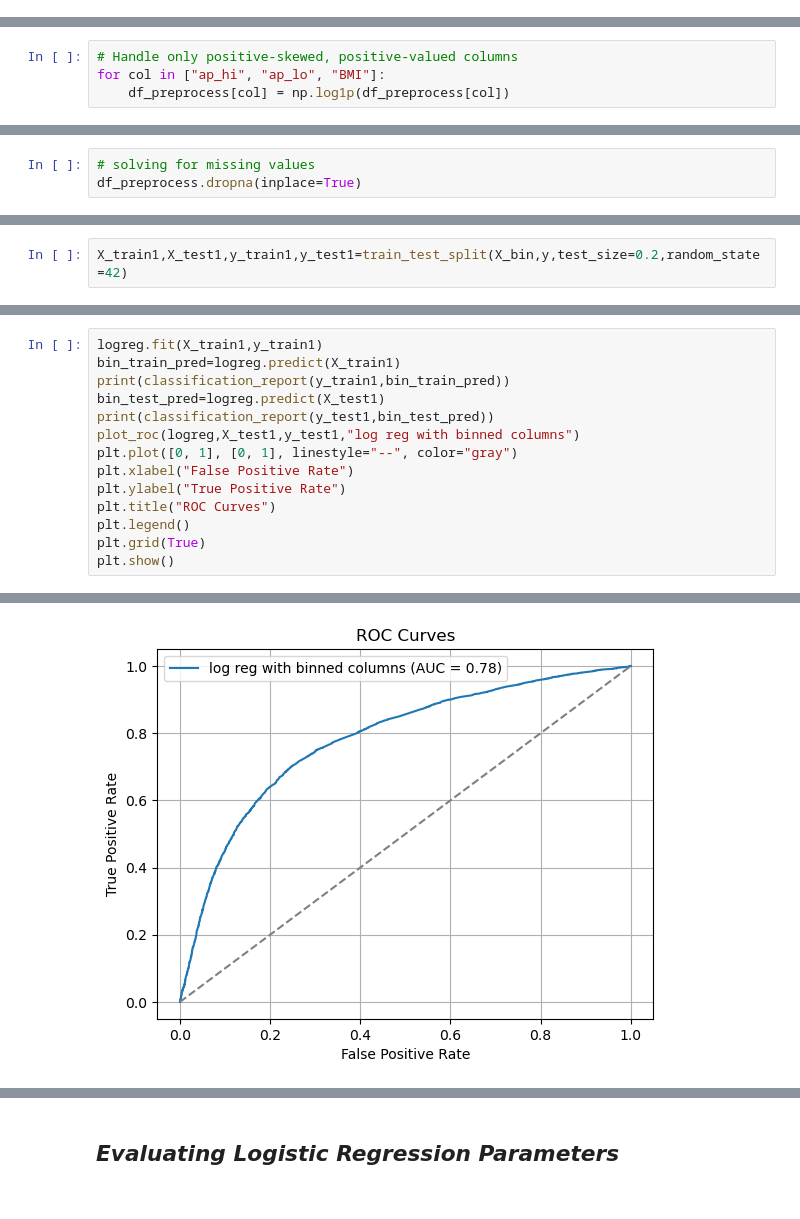
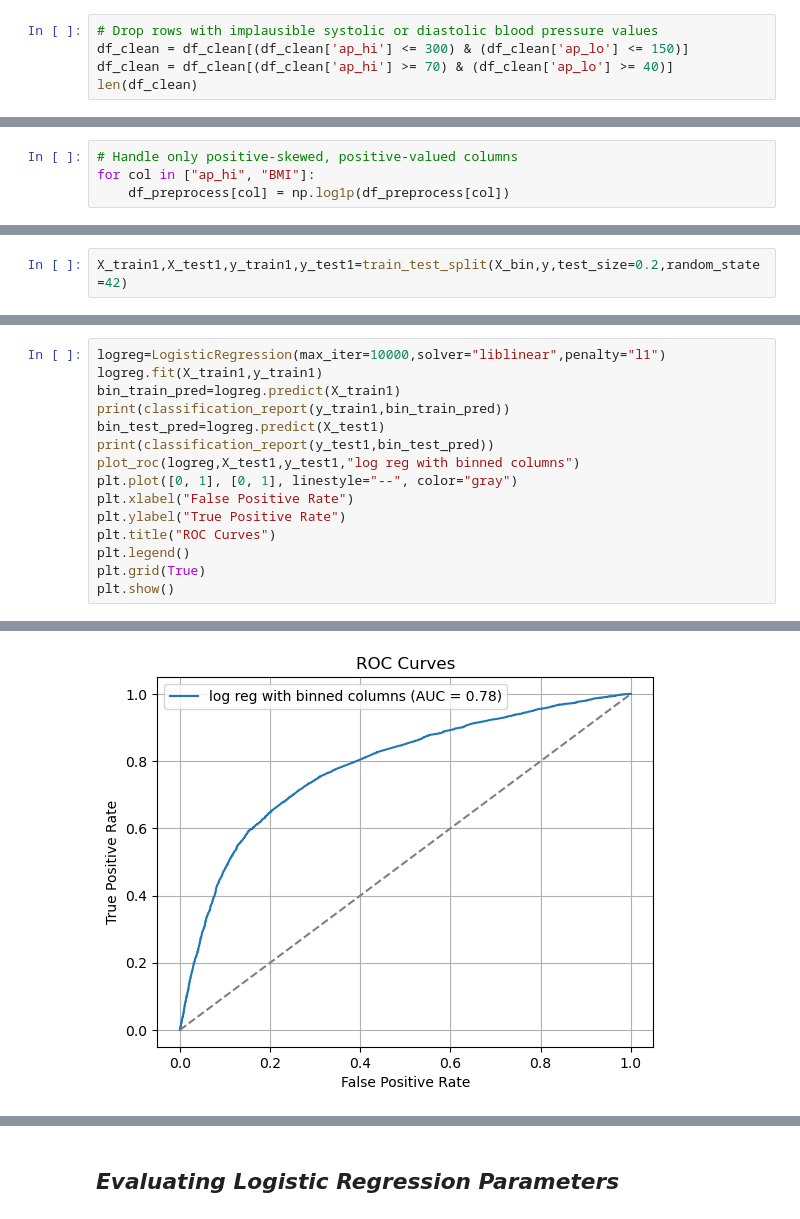
Before and after one commit to kev-analytic/Cardiovascular-Disease-Risk-Factor-Analysis, a Jupyter notebook: notebook.ipynb, the cells around one changed output, grey strips where cells are left out. Saved outputs shown, nothing was run; the diff lists cells and outputs as text.

```diff
--- a/notebook.ipynb
+++ b/notebook.ipynb
@@ -281,0 +298,5 @@ df_clean.describe()
+# %%
+# Drop rows with implausible systolic or diastolic blood pressure values
+df_clean = df_clean[(df_clean['ap_hi'] <= 300) & (df_clean['ap_lo'] <= 150)]
+df_clean = df_clean[(df_clean['ap_hi'] >= 70) & (df_clean['ap_lo'] >= 40)]
+len(df_clean)
@@ -589,7 +630,7 @@ Here, `ap_hi`, `ap_lo`, and `BMI` exhibit substantial positive skewness, suggest
 Log transformation was applied to reduce the high positive skewness observed in several numerical features. By compressing large values and spreading out smaller ones, the log transform helps make the data distribution more symmetric and closer to normal. This often improves model performance and stability, especially for algorithms sensitive to feature distributions.
 # %%
 # Handle only positive-skewed, positive-valued columns
-for col in ["ap_hi", "ap_lo", "BMI"]:
+for col in ["ap_hi", "BMI"]:
     df_preprocess[col] = np.log1p(df_preprocess[col])
 # %%
 # Check for NaN in my features
@@ -612,6 +651,3 @@ Any missing values resulting from the log transformation (e.g., due to log of ze
-# %%
-# solving for missing values
-df_preprocess.dropna(inplace=True)
 # %% [markdown]
 After applying a log transformation, it's important to check the skewness of the columns in the resulting dataframe to verify whether the transformation successfully reduced skewness and improved the distribution.
 # %%
@@ -1008,6 +1065,7 @@ BMI_group      float64
 age_group      float64
 dtype: object
 # %%
+logreg=LogisticRegression(max_iter=10000,solver="liblinear",penalty="l1")
 logreg.fit(X_train1,y_train1)
 bin_train_pred=logreg.predict(X_train1)
 print(classification_report(y_train1,bin_train_pred))
@@ -1042 +1100 @@ weighted avg       0.73      0.72      0.72     13999
-[figure, old version]
+[figure, new version]
```
Also changed, not shown: parts of 68 cells of this notebook.
